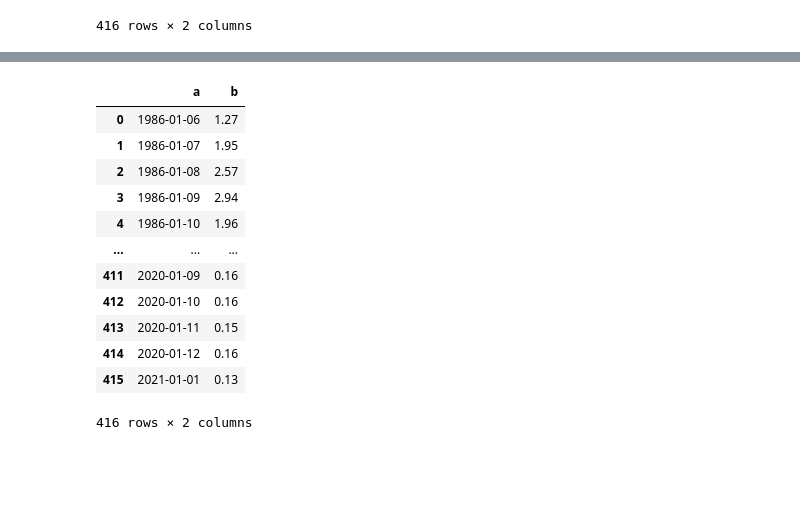
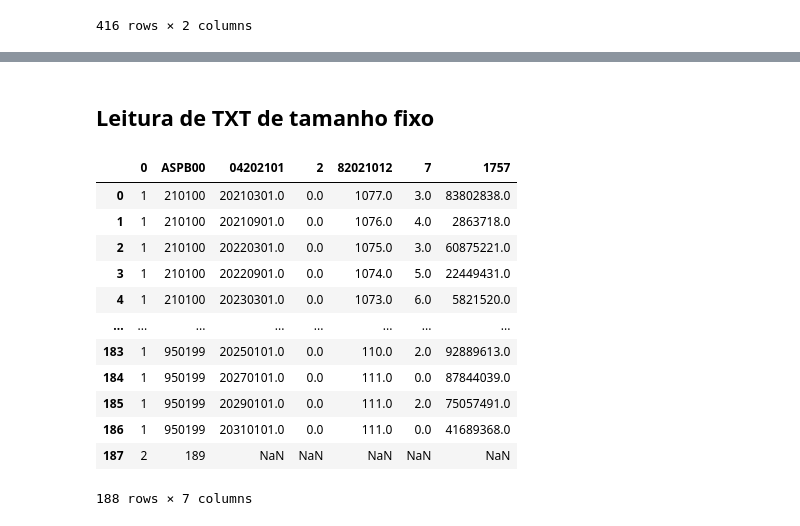
Before and after one commit to robertosgpontes/DataScience, a Jupyter notebook: loadData.ipynb, the cells around one changed output, grey strips where cells are left out. Cells and saved outputs as stored; diff of their text form; code cells hidden in the pictures; blank space fills up the shorter version.

```diff
--- a/loadData.ipynb
+++ b/loadData.ipynb
@@ -328,17 +264,22 @@ df
-# %%
-df['b'] = pd.to_numeric(df['b'])
-df
-# %% [output]
-|  | a | b |
-| 0 | 1986-01-06 | 1.27 |
-| 1 | 1986-01-07 | 1.95 |
-| 2 | 1986-01-08 | 2.57 |
-| 3 | 1986-01-09 | 2.94 |
-| 4 | 1986-01-10 | 1.96 |
-| ... | ... | ... |
-| 411 | 2020-01-09 | 0.16 |
-| 412 | 2020-01-10 | 0.16 |
-| 413 | 2020-01-11 | 0.15 |
-| 414 | 2020-01-12 | 0.16 |
-| 415 | 2021-01-01 | 0.13 |
-416 rows × 2 columns
+# %% [markdown]
+## Leitura de TXT de tamanho fixo
+# %%
+df = pd.read_fwf(
+    filepath_or_buffer='https://www.bcb.gov.br/pom/spb/Down/ftp/prod/ASPB0004.TXT',
+    widths=[1, 6, 8, 1, 8, 1, 8]
+)
+df
+# %% [output]
+|  | 0 | ASPB00 | 04202101 | 2 | 82021012 | 7 | 1757 |
+| 0 | 1 | 210100 | 20210301.0 | 0.0 | 1077.0 | 3.0 | 83802838.0 |
+| 1 | 1 | 210100 | 20210901.0 | 0.0 | 1076.0 | 4.0 | 2863718.0 |
+| 2 | 1 | 210100 | 20220301.0 | 0.0 | 1075.0 | 3.0 | 60875221.0 |
+| 3 | 1 | 210100 | 20220901.0 | 0.0 | 1074.0 | 5.0 | 22449431.0 |
+| 4 | 1 | 210100 | 20230301.0 | 0.0 | 1073.0 | 6.0 | 5821520.0 |
+| ... | ... | ... | ... | ... | ... | ... | ... |
+| 183 | 1 | 950199 | 20250101.0 | 0.0 | 110.0 | 2.0 | 92889613.0 |
+| 184 | 1 | 950199 | 20270101.0 | 0.0 | 111.0 | 0.0 | 87844039.0 |
+| 185 | 1 | 950199 | 20290101.0 | 0.0 | 111.0 | 2.0 | 75057491.0 |
+| 186 | 1 | 950199 | 20310101.0 | 0.0 | 111.0 | 0.0 | 41689368.0 |
+| 187 | 2 | 189 | NaN | NaN | NaN | NaN | NaN |
+188 rows × 7 columns
```
Also changed, not shown: parts of 5 cells of this notebook, 1 other file.
